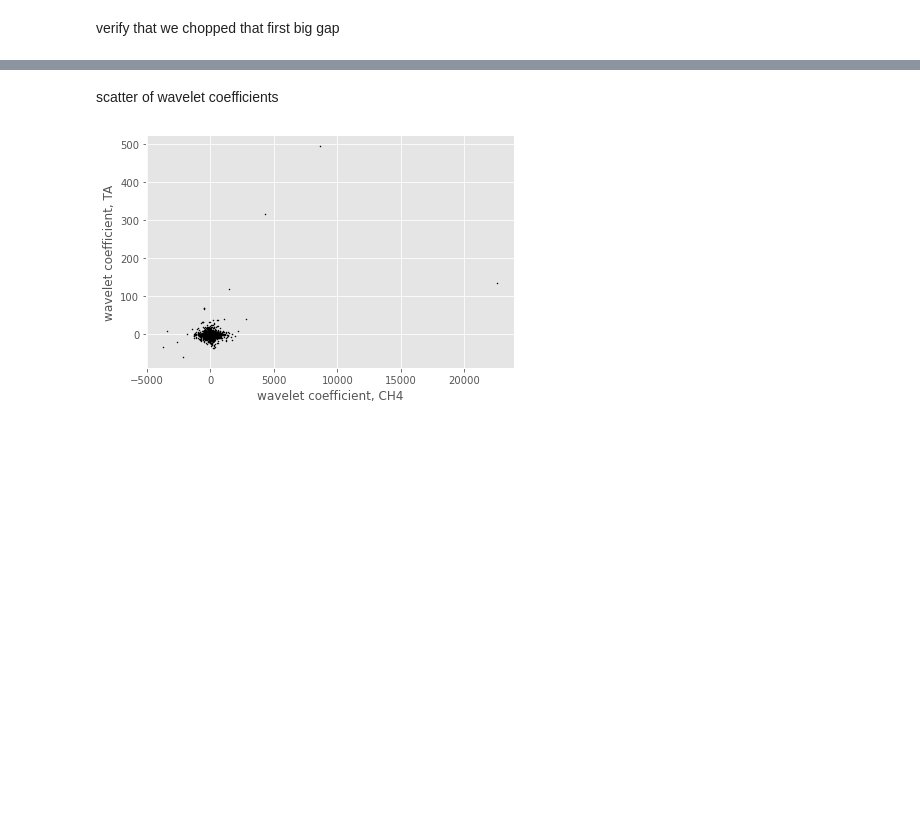
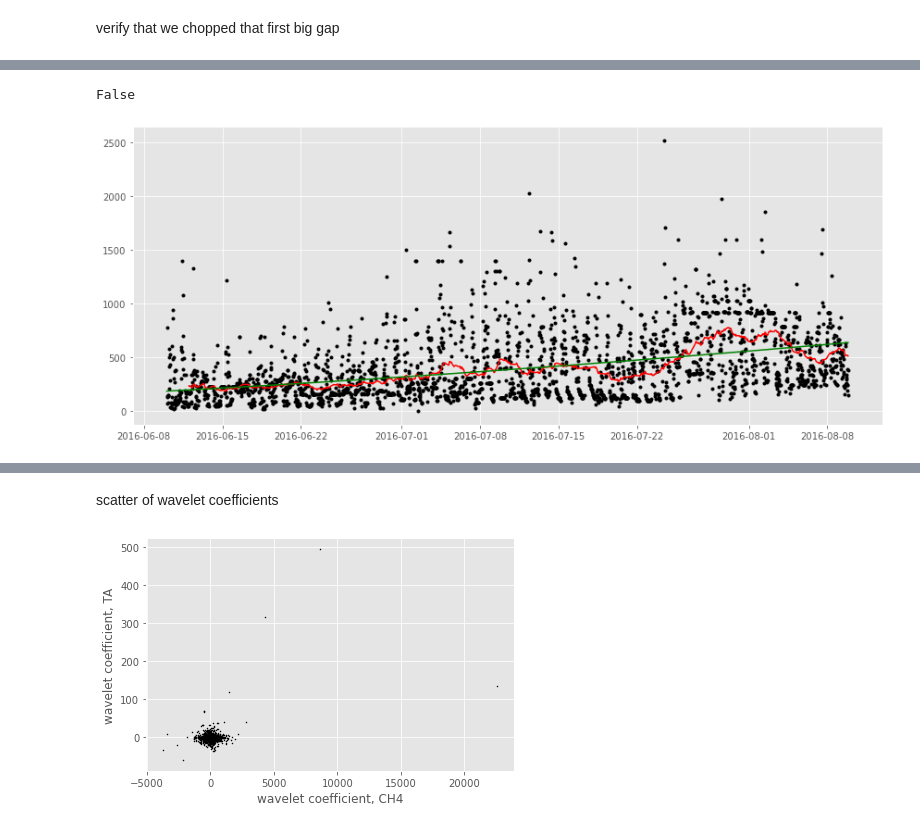
Before and after one commit to ottobriner/wavelet-partition, a Jupyter notebook: wavelet-partition.ipynb, the cells around one changed output, grey strips where cells are left out. Cells and saved outputs as stored; diff of their text form; code cells hidden in the pictures; blank space fills up the shorter version.

```diff
--- a/wavelet-partition.ipynb
+++ b/wavelet-partition.ipynb
@@ -108,0 +109,34 @@ plt.tight_layout()
+# %%
+# manually pad two nans on 06-20 (throws off Polynomial.fit)
+df.loc[first_valid_loc:last_valid_loc, 'TA_F'].fillna(method='pad', limit=2, inplace=True)
+
+# check if any nans left
+dfw['TA_F'].isna().any()
+# %% [output]
+False
+# %%
+# normalize by rolling mean, window = 48 hrs
+df.loc[first_valid_loc:last_valid_loc,'FCH4_Froll'] = dfw['FCH4_F'] - dfw['FCH4_F'].rolling(96).mean()
+df.loc[first_valid_loc:last_valid_loc, 'TA_Froll'] = dfw['TA_F'] - dfw['TA_F'].rolling(96).mean()
+# %%
+# fit polynomials
+pM = P.fit(range(len(dfw['FCH4_F'])), dfw['FCH4_F'], 2)
+pT = P.fit(range(len(dfw['TA_F'])), dfw['TA_F'], 2)
+
+#get (x, y) points from fit polynomials
+xpM, ypM = pM.linspace(len(dfw['FCH4_F']))
+xpT, ypT = pT.linspace(len(dfw['TA_F']))
+# %%
+df.loc[first_valid_loc:last_valid_loc, 'FCH4_Fn'] = dfw.loc[:, 'FCH4_F'] - ypM
+df.loc[first_valid_loc:last_valid_loc, 'TA_Fn'] = dfw.loc[:, 'TA_F'] - ypT
+
+dfw = df.loc[first_valid_loc:last_valid_loc]
+# %%
+fig, ax = plt.subplots(figsize=(12,5))
+ax.plot(dfw['date'], dfw['FCH4_F'], 'k.',
+        dfw['date'], dfw['FCH4_F'].rolling(96).mean(), 'r-',
+        dfw['date'], ypM, 'g-')
+
+plt.tight_layout()
+# %% [output]
+[figure, added]
```
Also changed, not shown: parts of 34 cells of this notebook.
